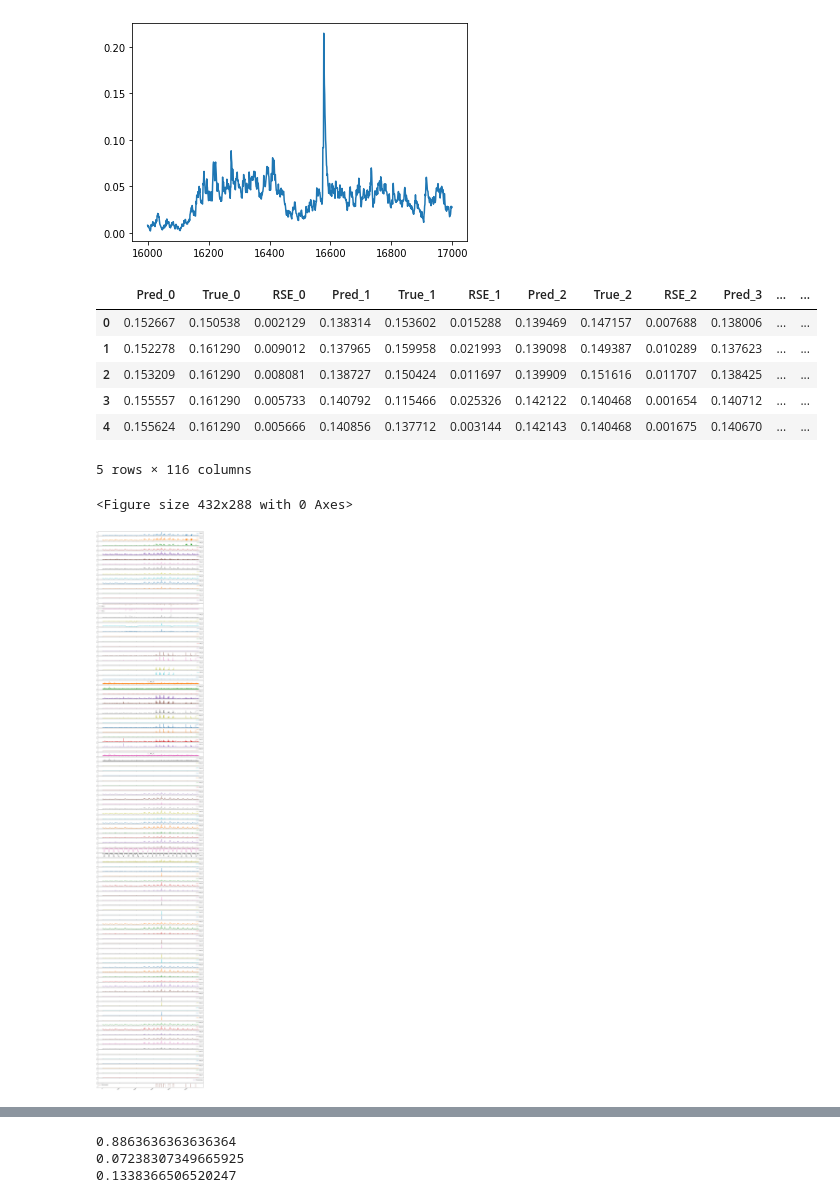
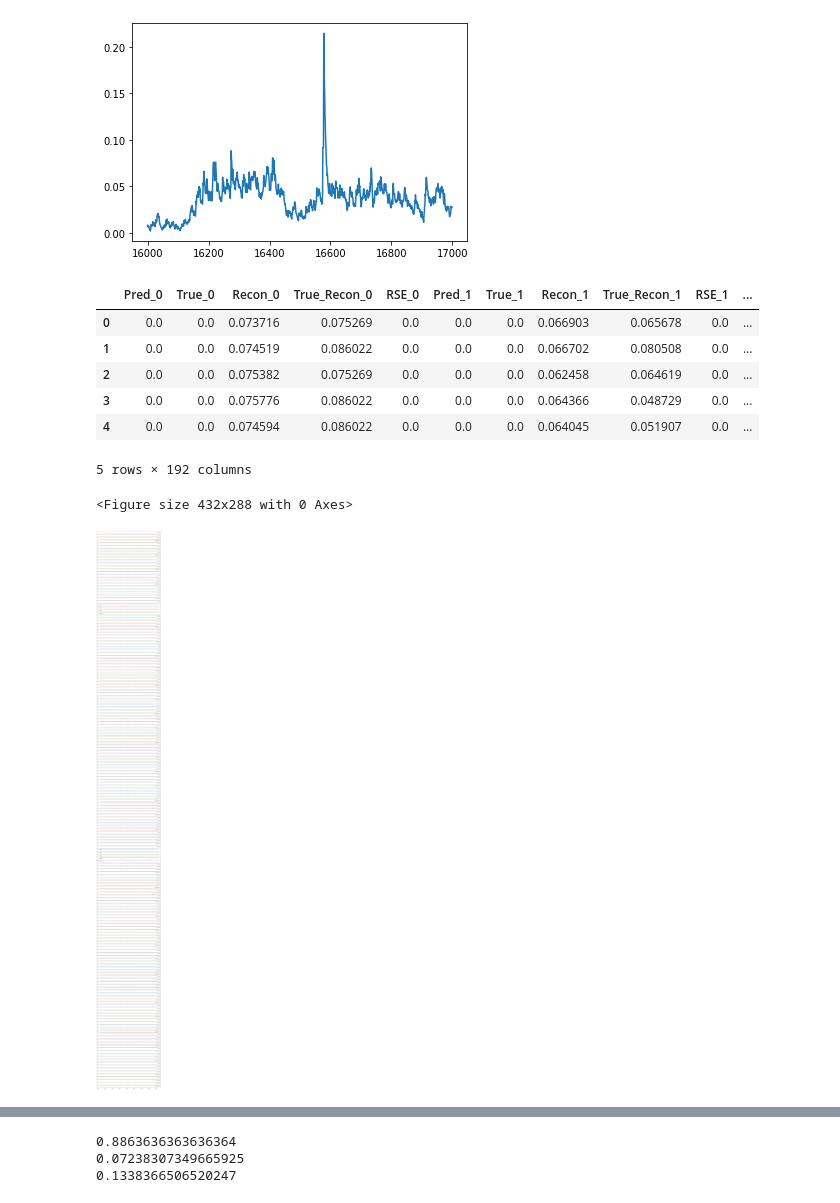
Before and after one commit to ML4ITS/mtad-gat-pytorch, a Jupyter notebook: eda/smd_eda.ipynb, the cells around one changed output, grey strips where cells are left out. Cells and saved outputs as stored; diff of their text form; code cells hidden in the pictures.

Commit message:
lstm-based autoencoder as recon model

```diff
--- a/eda/smd_eda.ipynb
+++ b/eda/smd_eda.ipynb
@@ -150,24 +150,25 @@ plt.plot(x_interp[16000:17000])
 [<matplotlib.lines.Line2D at 0x...>]
 [figure]
 # %%
-output = pd.read_csv('../output/smd/machine-1-1_test.csv')
+# output = pd.read_csv('../output/smd/machine-1-1_test.csv')
+output = pd.read_pickle('../output/smd/machine-1-1_test.pkl')
 # %%
 output.head()
 # %% [output]
-|  | Pred_0 | True_0 | RSE_0 | Pred_1 | True_1 | RSE_1 | Pred_2 | True_2 | RSE_2 | Pred_3 | ... | ... |
-| 0 | 0.152667 | 0.150538 | 0.002129 | 0.138314 | 0.153602 | 0.015288 | 0.139469 | 0.147157 | 0.007688 | 0.138006 | ... | ... |
-| 1 | 0.152278 | 0.161290 | 0.009012 | 0.137965 | 0.159958 | 0.021993 | 0.139098 | 0.149387 | 0.010289 | 0.137623 | ... | ... |
-| 2 | 0.153209 | 0.161290 | 0.008081 | 0.138727 | 0.150424 | 0.011697 | 0.139909 | 0.151616 | 0.011707 | 0.138425 | ... | ... |
-| 3 | 0.155557 | 0.161290 | 0.005733 | 0.140792 | 0.115466 | 0.025326 | 0.142122 | 0.140468 | 0.001654 | 0.140712 | ... | ... |
-| 4 | 0.155624 | 0.161290 | 0.005666 | 0.140856 | 0.137712 | 0.003144 | 0.142143 | 0.140468 | 0.001675 | 0.140670 | ... | ... |
+|  | Pred_0 | True_0 | Recon_0 | True_Recon_0 | RSE_0 | Pred_1 | True_1 | Recon_1 | True_Recon_1 | RSE_1 | ... |
+| 0 | 0.0 | 0.0 | 0.073716 | 0.075269 | 0.0 | 0.0 | 0.0 | 0.066903 | 0.065678 | 0.0 | ... |
+| 1 | 0.0 | 0.0 | 0.074519 | 0.086022 | 0.0 | 0.0 | 0.0 | 0.066702 | 0.080508 | 0.0 | ... |
+| 2 | 0.0 | 0.0 | 0.075382 | 0.075269 | 0.0 | 0.0 | 0.0 | 0.062458 | 0.064619 | 0.0 | ... |
+| 3 | 0.0 | 0.0 | 0.075776 | 0.086022 | 0.0 | 0.0 | 0.0 | 0.064366 | 0.048729 | 0.0 | ... |
+| 4 | 0.0 | 0.0 | 0.074594 | 0.086022 | 0.0 | 0.0 | 0.0 | 0.064045 | 0.051907 | 0.0 | ... |
-5 rows × 116 columns
+5 rows × 192 columns
 # %%
 plt.tight_layout()
-output.plot(subplots=True, figsize=(20,120), ylim=(0,1.1))
+output.iloc[-200:].plot(subplots=True, figsize=(20,200), ylim=(0,1.1))
 plt.show();
 # %% [output]
 <Figure size 432x288 with 0 Axes>
-[figure, old version]
+[figure, new version]
 # %%
 i = 12
 
```
Also changed, not shown: parts of 7 cells of this notebook, 1 other file.
